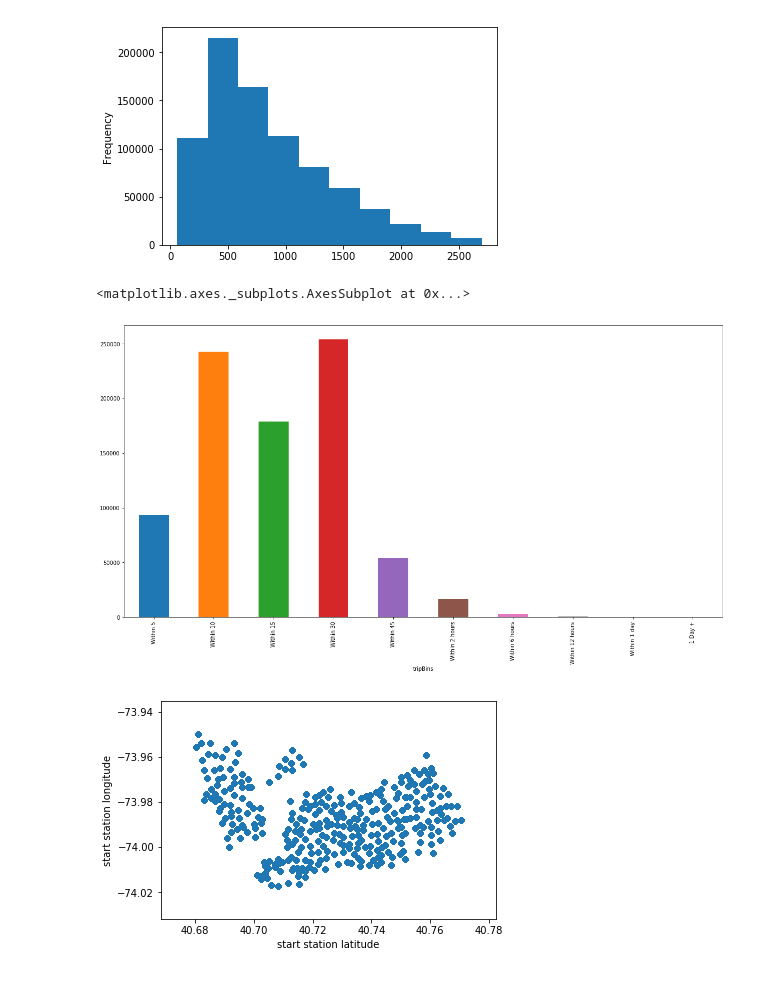
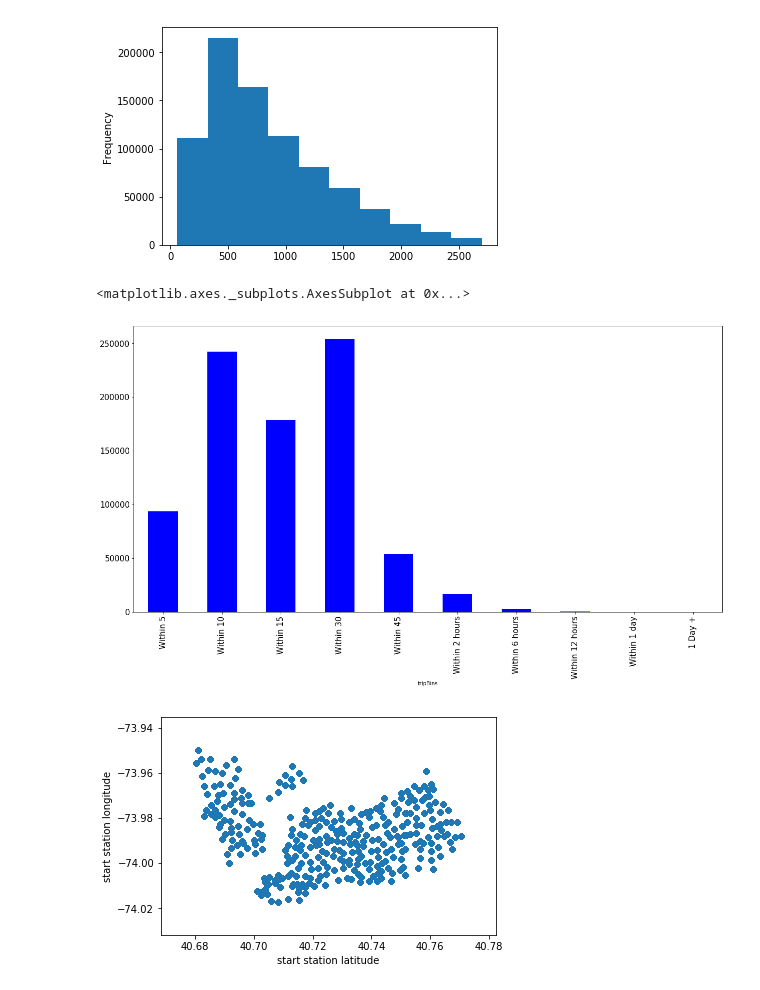
Before and after one commit to Siimon13/CodePlace, a Jupyter notebook: DataSenseMaking/Citi_Bike_Analytics.ipynb, the cells around one changed output. Cells and saved outputs as stored; diff of their text form; code cells hidden in the pictures.

```diff
--- a/DataSenseMaking/Citi_Bike_Analytics.ipynb
+++ b/DataSenseMaking/Citi_Bike_Analytics.ipynb
@@ -102,14 +102,14 @@ citi_df[citi_df["tripduration"] < 2700]["tripduration"].plot(kind="hist")
 # %%
 bins = [0, 300, 600, 900, 1800, 2700, 7200, 21600, 43200, 86400, 360000000]
 labels =["Within 5", "Within 10", "Within 15", "Within 30", "Within 45", "Within 2 hours",
          "Within 6 hours", "Within 12 hours", "Within 1 day", "1 Day +"]
 
 citi_df["tripBins"] = pd.cut(citi_df['tripduration'], bins=bins, labels=labels)
 
-citi_df[["tripBins"]].groupby("tripBins").size().plot(kind="bar", figsize=(20,10))
+citi_df[["tripBins"]].groupby("tripBins").size().plot(kind="bar", figsize=(20,10), fontsize=15, color="blue")
 # %% [output]
 <matplotlib.axes._subplots.AxesSubplot at 0x...>
-[figure, old version]
+[figure, new version]
 # %%
 citi_df[["start station latitude", "start station longitude"]].plot(kind="scatter", x="start station latitude", y="start station longitude")
 plt.show()
```
Also changed, not shown: parts of 10 cells of this notebook.
